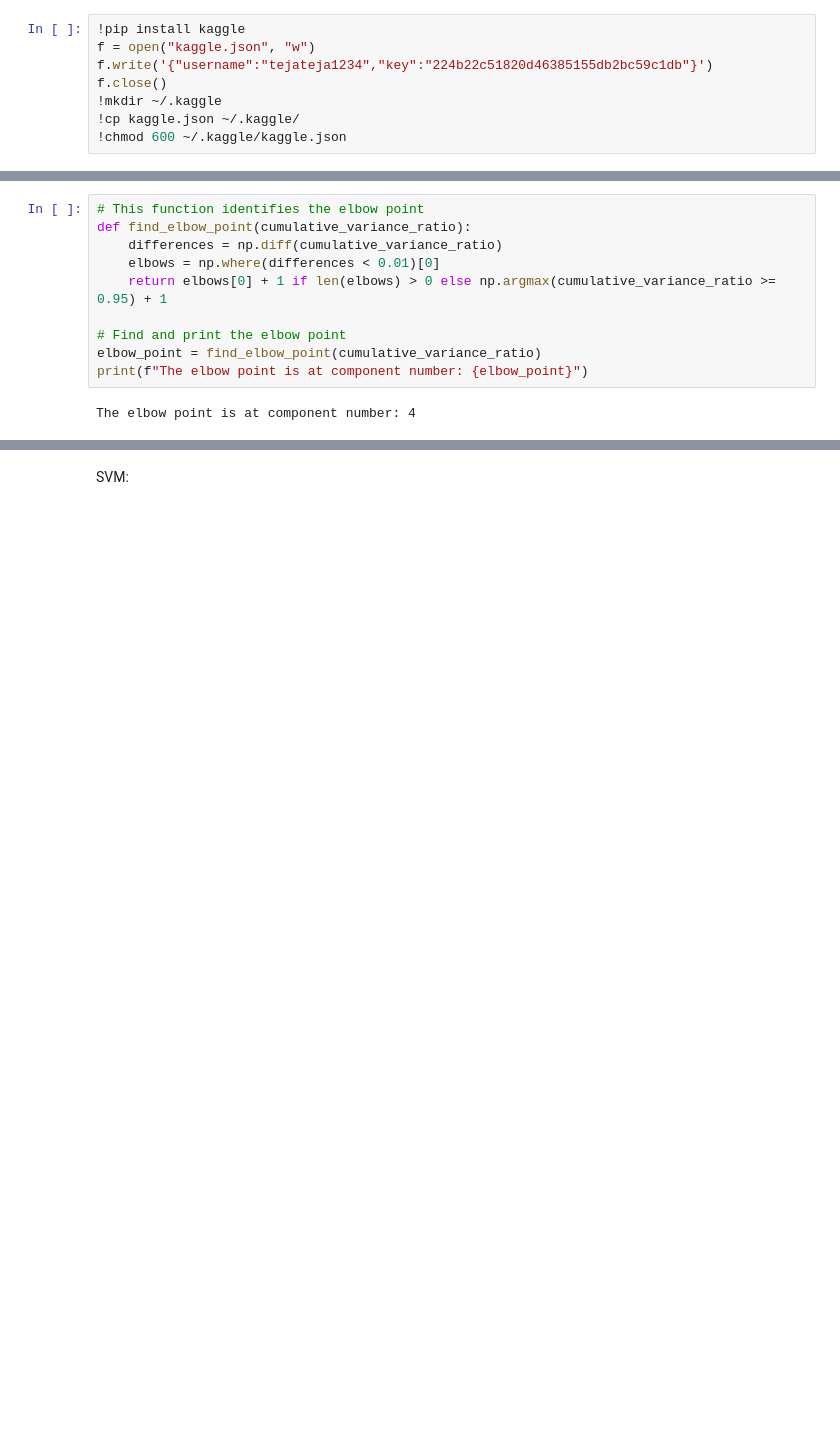
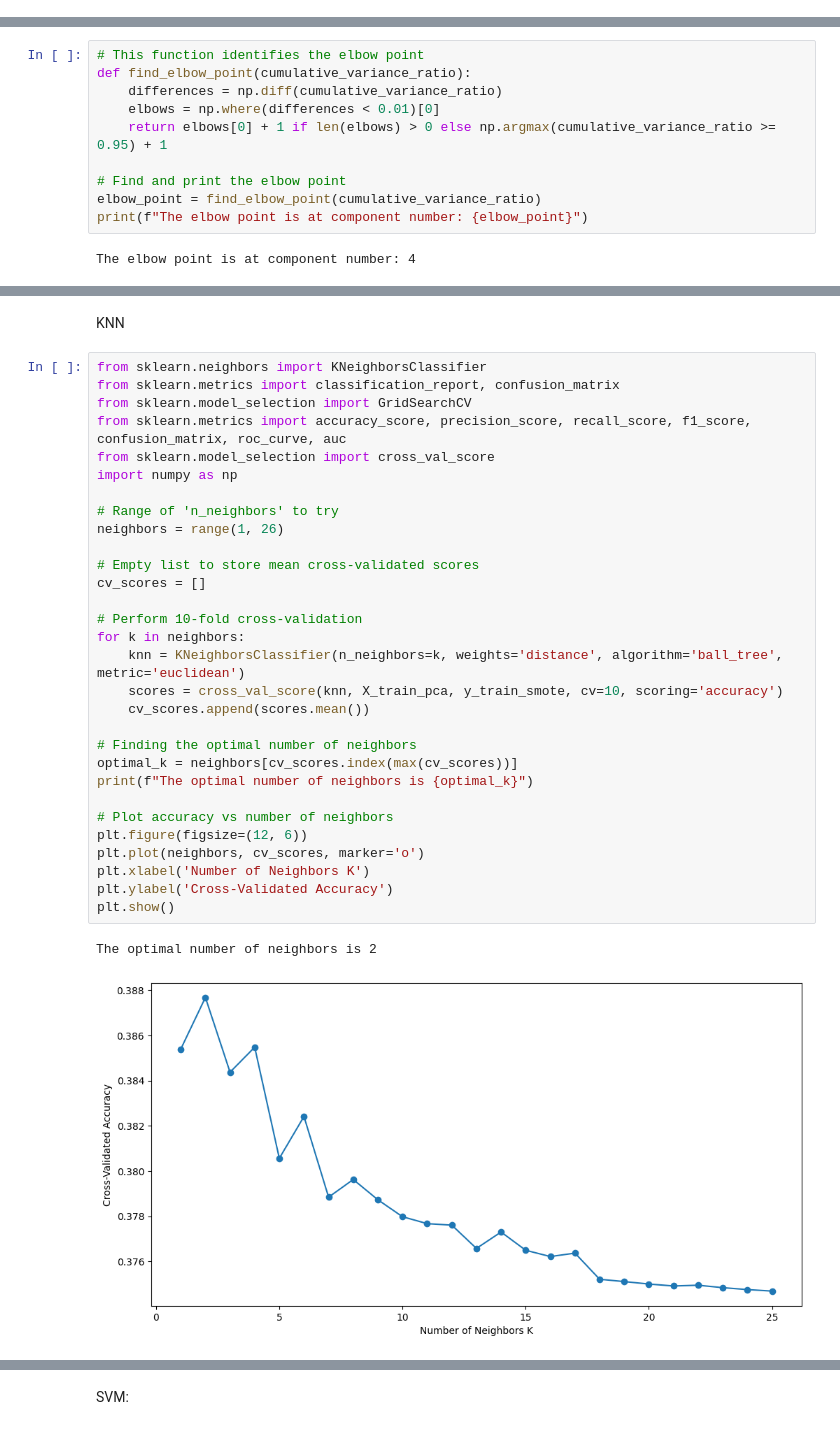
Before and after one commit to chimpiriudaykiran/RoadAccidentSeverity, a Jupyter notebook: Project.ipynb, the cells around one changed output, grey strips where cells are left out. Drawn from its saved outputs; the diff is of its cells as text; blank space fills up the shorter version.

```diff
--- a/Project.ipynb
+++ b/Project.ipynb
@@ -42,8 +39,0 @@ Successfully installed imbalanced-learn-0.11.0
-# %%
-!pip install kaggle
-f = open("kaggle.json", "w")
-f.write('{"username":"tejateja1234","key":"224b22c51820d46385155db2bc59c1db"}')
-f.close()
-!mkdir ~/.kaggle
-!cp kaggle.json ~/.kaggle/
-!chmod 600 ~/.kaggle/kaggle.json
@@ -909 +847,36 @@ Columns in X_train_pca: (268816, 4)
 Columns in X_test_pca: (19693, 4)
+# %% [markdown]
+KNN
+# %%
+from sklearn.neighbors import KNeighborsClassifier
+from sklearn.metrics import classification_report, confusion_matrix
+from sklearn.model_selection import GridSearchCV
+from sklearn.metrics import accuracy_score, precision_score, recall_score, f1_score, confusion_matrix, roc_curve, auc
+from sklearn.model_selection import cross_val_score
+import numpy as np
+
+# Range of 'n_neighbors' to try
+neighbors = range(1, 26)
+
+# Empty list to store mean cross-validated scores
+cv_scores = []
+
+# Perform 10-fold cross-validation
+for k in neighbors:
+    knn = KNeighborsClassifier(n_neighbors=k, weights='distance', algorithm='ball_tree', metric='euclidean')
+    scores = cross_val_score(knn, X_train_pca, y_train_smote, cv=10, scoring='accuracy')
+    cv_scores.append(scores.mean())
+
+# Finding the optimal number of neighbors
+optimal_k = neighbors[cv_scores.index(max(cv_scores))]
+print(f"The optimal number of neighbors is {optimal_k}")
+
+# Plot accuracy vs number of neighbors
+plt.figure(figsize=(12, 6))
+plt.plot(neighbors, cv_scores, marker='o')
+plt.xlabel('Number of Neighbors K')
+plt.ylabel('Cross-Validated Accuracy')
+plt.show()
+# %% [output]
+The optimal number of neighbors is 2
+[figure, added]
```
Also changed, not shown: parts of 27 cells of this notebook.
